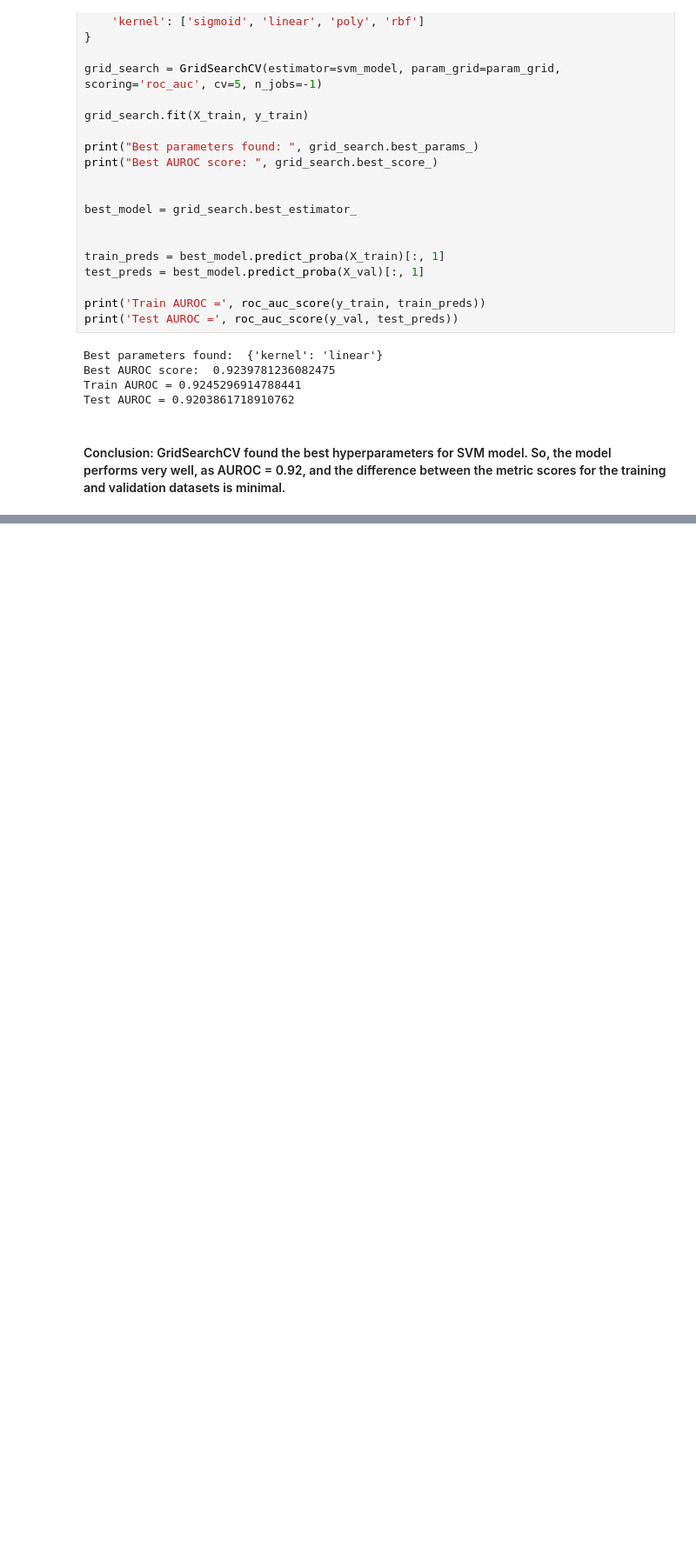
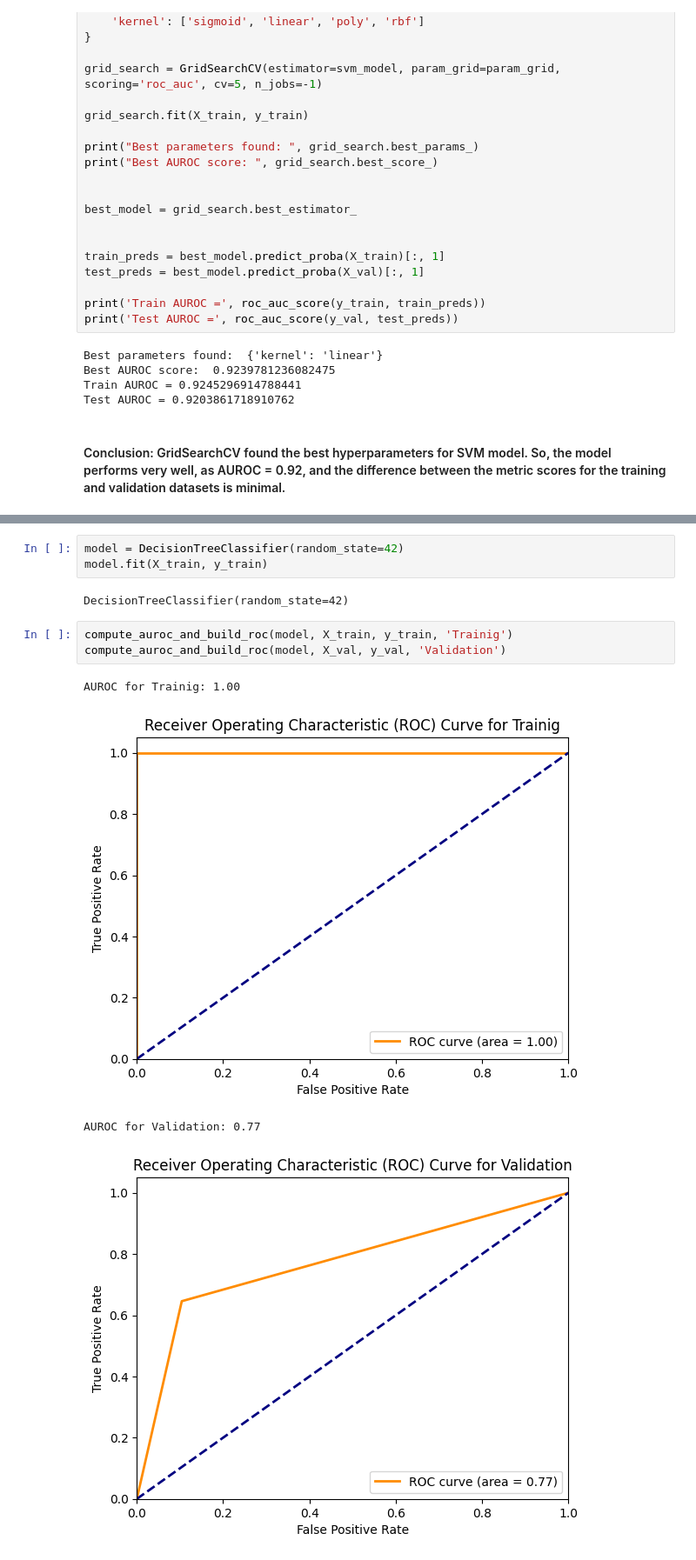
Before and after one commit to nikishkaaa/Bank_Customer_Churn_Prediction_ML, a Jupyter notebook: Bank_Customer_Churn_Prediction.ipynb, the cells around one changed output, grey strips where cells are left out. Shown at 87% size. Cells and saved outputs as stored; diff of their text form; blank space fills up the shorter version.

```diff
--- a/Bank_Customer_Churn_Prediction.ipynb
+++ b/Bank_Customer_Churn_Prediction.ipynb
@@ -225,0 +235,13 @@ Test AUROC = 0.9203861718910762
+# %%
+model = DecisionTreeClassifier(random_state=42)
+model.fit(X_train, y_train)
+# %% [output]
+DecisionTreeClassifier(random_state=42)
+# %%
+compute_auroc_and_build_roc(model, X_train, y_train, 'Trainig')
+compute_auroc_and_build_roc(model, X_val, y_val, 'Validation')
+# %% [output]
+AUROC for Trainig: 1.00
+[figure, added]
+AUROC for Validation: 0.77
+[figure, added]
```
Also changed, not shown: parts of 36 cells of this notebook.
